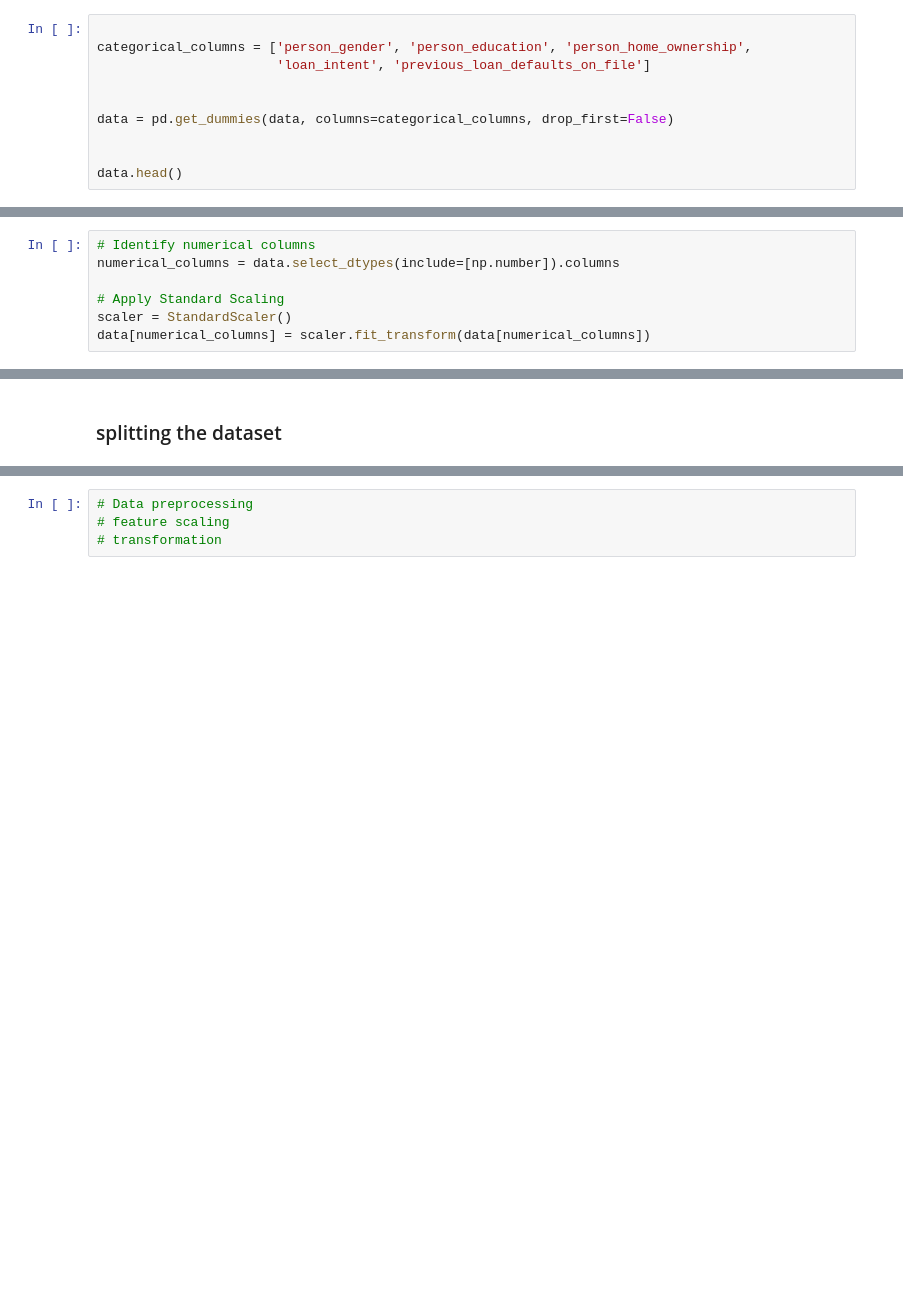
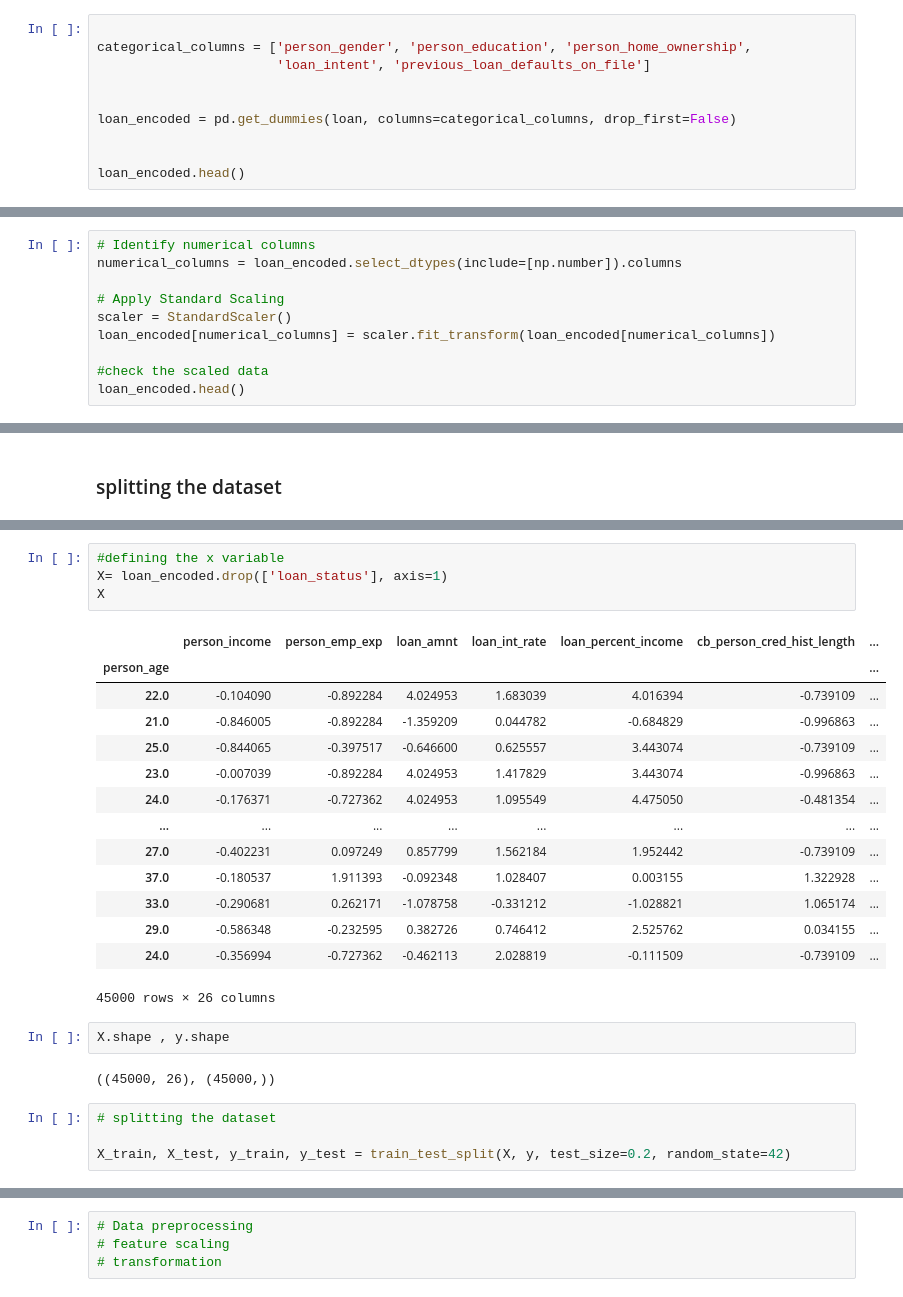
Before and after one commit to Liliankaburo/Loan-approval-project, a Jupyter notebook: loan approval.ipynb, the cells around one changed output, grey strips where cells are left out. Cells and saved outputs as stored; diff of their text form; blank space fills up the shorter version.

```diff
--- a/loan approval.ipynb
+++ b/loan approval.ipynb
@@ -370,10 +393,10 @@ categorical_columns = ['person_gender', 'person_education', 'person_home_ownersh
                        'loan_intent', 'previous_loan_defaults_on_file']
 
 
-data = pd.get_dummies(data, columns=categorical_columns, drop_first=False)
+loan_encoded = pd.get_dummies(loan, columns=categorical_columns, drop_first=False)
 
 
-data.head()
+loan_encoded.head()
 # %% [output]
 |  | person_income | person_emp_exp | loan_amnt | loan_int_rate | loan_percent_income | cb_person_cred_hist_length | ... |
 | person_age |  |  |  |  |  |  | ... |
@@ -388,8 +428,11 @@ data.head()
 standardizing / normalizing the features to ensure they all contribute to the model
 # %%
 # Identify numerical columns
-numerical_columns = data.select_dtypes(include=[np.number]).columns
+numerical_columns = loan_encoded.select_dtypes(include=[np.number]).columns
 
 # Apply Standard Scaling
 scaler = StandardScaler()
-data[numerical_columns] = scaler.fit_transform(data[numerical_columns])
+loan_encoded[numerical_columns] = scaler.fit_transform(loan_encoded[numerical_columns])
+
+#check the scaled data
+loan_encoded.head()
@@ -397,0 +470,27 @@ data[numerical_columns] = scaler.fit_transform(data[numerical_columns])
+# %%
+#defining the x variable
+X= loan_encoded.drop(['loan_status'], axis=1)
+X
+# %% [output]
+|  | person_income | person_emp_exp | loan_amnt | loan_int_rate | loan_percent_income | cb_person_cred_hist_length | ... |
+| person_age |  |  |  |  |  |  | ... |
+| 22.0 | -0.104090 | -0.892284 | 4.024953 | 1.683039 | 4.016394 | -0.739109 | ... |
+| 21.0 | -0.846005 | -0.892284 | -1.359209 | 0.044782 | -0.684829 | -0.996863 | ... |
+| 25.0 | -0.844065 | -0.397517 | -0.646600 | 0.625557 | 3.443074 | -0.739109 | ... |
+| 23.0 | -0.007039 | -0.892284 | 4.024953 | 1.417829 | 3.443074 | -0.996863 | ... |
+| 24.0 | -0.176371 | -0.727362 | 4.024953 | 1.095549 | 4.475050 | -0.481354 | ... |
+| ... | ... | ... | ... | ... | ... | ... | ... |
+| 27.0 | -0.402231 | 0.097249 | 0.857799 | 1.562184 | 1.952442 | -0.739109 | ... |
+| 37.0 | -0.180537 | 1.911393 | -0.092348 | 1.028407 | 0.003155 | 1.322928 | ... |
+| 33.0 | -0.290681 | 0.262171 | -1.078758 | -0.331212 | -1.028821 | 1.065174 | ... |
+| 29.0 | -0.586348 | -0.232595 | 0.382726 | 0.746412 | 2.525762 | 0.034155 | ... |
+| 24.0 | -0.356994 | -0.727362 | -0.462113 | 2.028819 | -0.111509 | -0.739109 | ... |
+45000 rows × 26 columns
+# %%
+X.shape , y.shape
+# %% [output]
+((45000, 26), (45000,))
+# %%
+# splitting the dataset
+
+X_train, X_test, y_train, y_test = train_test_split(X, y, test_size=0.2, random_state=42)
```
Also changed, not shown: parts of 32 cells of this notebook.
